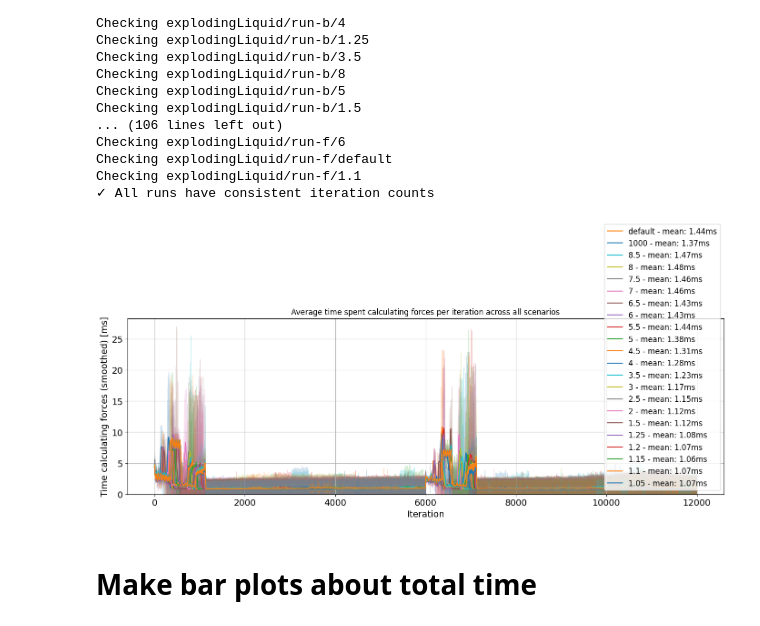
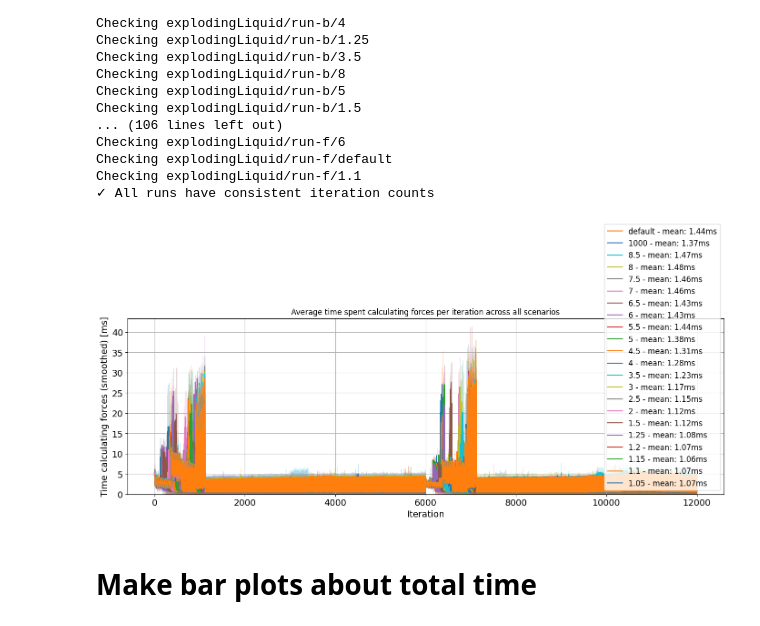
Before and after one commit to ManuelLerchner/AutoPas-AutoTuning-Seminar-Paper, a Jupyter notebook: data/explodingLiquid/cluster/predictiveTuningEvidenceBased/analytics/plot-timings.ipynb, the cells around one changed output. Drawn from its saved outputs; the diff is of its cells as text; code cells hidden in the pictures.

Commit message:
fix plots

```diff
--- a/data/explodingLiquid/cluster/predictiveTuningEvidenceBased/analytics/plot-timings.ipynb
+++ b/data/explodingLiquid/cluster/predictiveTuningEvidenceBased/analytics/plot-timings.ipynb
@@ -154,6 +151,7 @@ import numpy as np
 import matplotlib.pyplot as plt
 from scipy.signal import lfilter
 from tsmoothie.smoother import ConvolutionSmoother
+
 
 def plot_average_timeseries(data):
     # Helper function to convert factor to float
@@ -172,7 +170,8 @@ def plot_average_timeseries(data):
         for run, r_data in s_data.items():
             for factor, logs in r_data.items():
                 iteration_data = logs["iterationPerformance"]
-                time_s = iteration_data["computeInteractionsTotal[ns]"] / 1e9 * 1000  # Convert to ms
+                # Convert to ms
+                time_s = iteration_data["computeInteractionsTotal[ns]"] / 1e9 * 1000
 
                 if factor not in factor_series:
                     factor_series[factor] = []
@@ -192,25 +191,27 @@ def plot_average_timeseries(data):
 
     for factor in sorted_factors:
         # Truncate and stack all series for this factor
-        series_array = np.vstack([series[:min_length] for series in factor_series[factor]])
+        series_array = np.vstack([series[:min_length]
+                                 for series in factor_series[factor]])
 
         # Compute mean series
         mean_series = np.mean(series_array, axis=0)
 
         # Smooth the mean series
-        smoother = ConvolutionSmoother(window_len=40, window_type='blackman')
+        smoother = ConvolutionSmoother(window_len=2, window_type='blackman')
         smoother.smooth(mean_series)
         smoothed_data = smoother.smooth_data[0]
 
         # Compute confidence intervals and ensure they're non-negative
         std_series = np.std(series_array, axis=0)
-        low = np.maximum(0, smoothed_data - std_series)  # Clip lower bound at 0
+        # Clip lower bound at 0
+        low = np.maximum(0, smoothed_data - std_series)
         up = smoothed_data + std_series
 
         # Plot
         x = range(len(mean_series))
         line = ax.plot(smoothed_data,
-                      label=f"{factor} - mean: {np.mean(mean_series):.2f}ms")[0]
+                       label=f"{factor} - mean: {np.mean(mean_series):.2f}ms")[0]
         ax.fill_between(x, low, up, alpha=0.2, color=line.get_color())
 
         # Store line and label for legend sorting
@@ -223,40 +224,43 @@ def plot_average_timeseries(data):
         try:
             return (0, float(factor))  # Numeric factors first, sorted by value
         except ValueError:
-            return (1, factor)  # Non-numeric factors last, sorted alphabetically
+            # Non-numeric factors last, sorted alphabetically
+            return (1, factor)
 
     # Sort lines and labels together
     pairs = sorted(zip(lines, labels), key=sort_key, reverse=True)
     sorted_lines, sorted_labels = zip(*pairs)
 
     # Customize plot
     plt.grid(True)
     ax.legend(sorted_lines, sorted_labels, prop={'size': 12})
     ax.set_xlabel("Iteration")
     ax.set_ylabel("Time calculating forces (smoothed) [ms]")
-    ax.set_title("Average time spent calculating forces per iteration across all scenarios")
+    ax.set_title(
+        "Average time spent calculating forces per iteration across all scenarios")
 
     # Set y-axis to start at 0
     ax.set_ylim(bottom=0)
 
     # Adjust tick sizes
     ax.yaxis.set_tick_params(labelsize=14)
     ax.xaxis.set_tick_params(labelsize=14)
     ax.yaxis.label.set_size(14)
     ax.xaxis.label.set_size(14)
 
     fig.tight_layout()
 
     # Save the figure
     fig.savefig("timing_average.png", dpi=300)
 
     return fig, ax
 
+
 # Usage:
 fig, ax = plot_average_timeseries(data)
 plt.show()  # If you want to display the plot
 # %% [output]
-[figure, old version]
+[figure, new version]
 # %% [markdown]
 # Make bar plots about total time
 # %%
```
Also changed, not shown: parts of 2 cells of this notebook, 9 other files.
